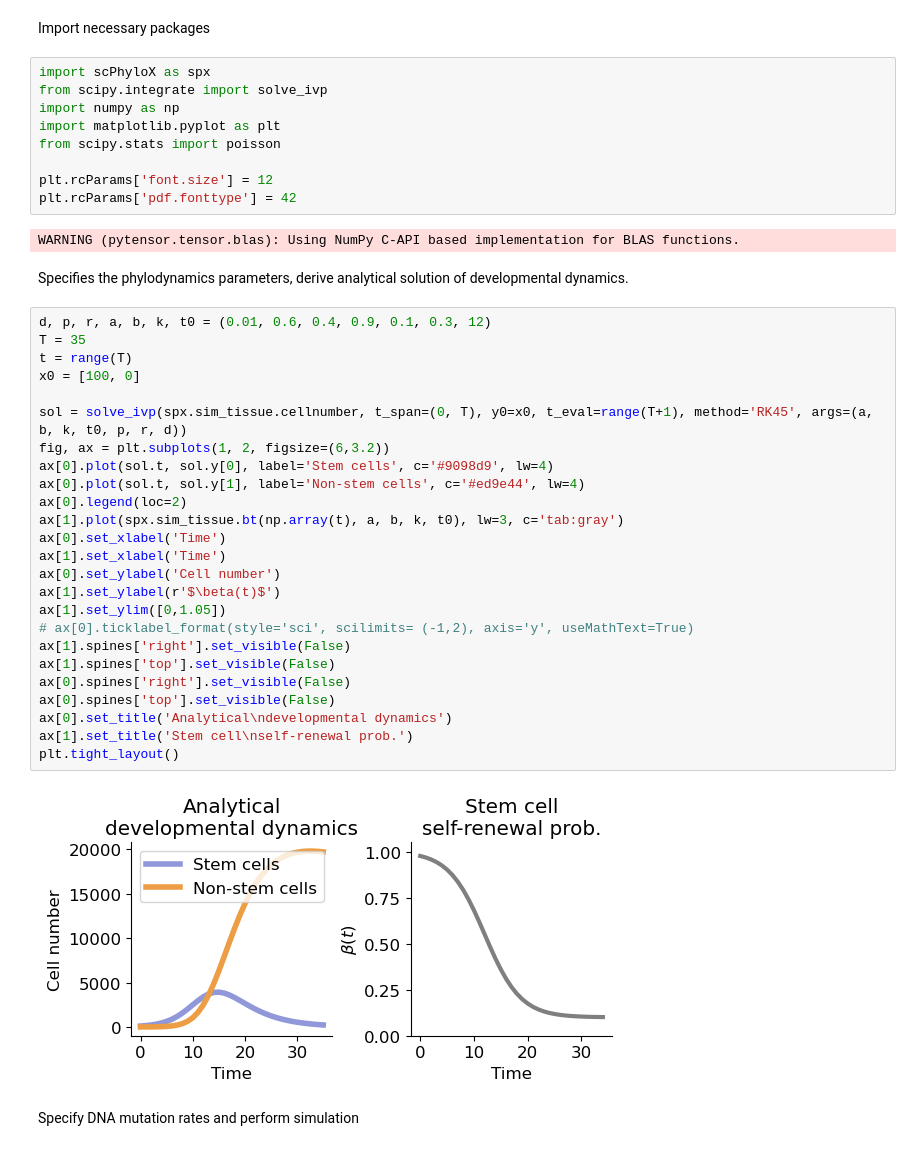
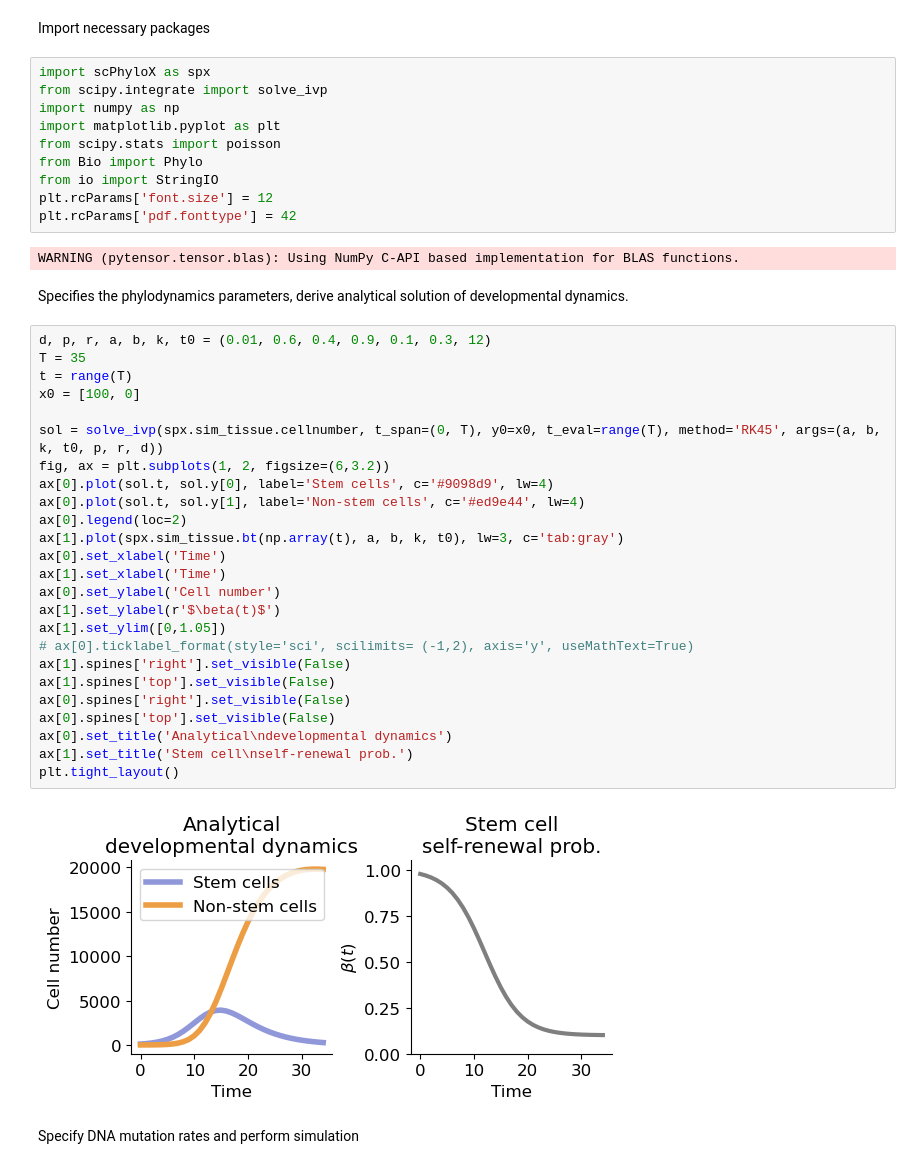
Before and after one commit to kunwang34/scPhyloX, a Jupyter notebook: source/notebooks/Simulation.ipynb, the cells around one changed output. Cells and saved outputs as stored; diff of their text form.

```diff
--- a/source/notebooks/Simulation.ipynb
+++ b/source/notebooks/Simulation.ipynb
@@ -10,7 +10,8 @@ from scipy.integrate import solve_ivp
 import numpy as np
 import matplotlib.pyplot as plt
 from scipy.stats import poisson
-
+from Bio import Phylo
+from io import StringIO
 plt.rcParams['font.size'] = 12
 plt.rcParams['pdf.fonttype'] = 42
 # %% [output]
@@ -20,30 +21,30 @@ Specifies the phylodynamics parameters, derive analytical solution of developmen
 # %%
 d, p, r, a, b, k, t0 = (0.01, 0.6, 0.4, 0.9, 0.1, 0.3, 12)
 T = 35
 t = range(T)
 x0 = [100, 0]
 
-sol = solve_ivp(spx.sim_tissue.cellnumber, t_span=(0, T), y0=x0, t_eval=range(T+1), method='RK45', args=(a, b, k, t0, p, r, d))
+sol = solve_ivp(spx.sim_tissue.cellnumber, t_span=(0, T), y0=x0, t_eval=range(T), method='RK45', args=(a, b, k, t0, p, r, d))
 fig, ax = plt.subplots(1, 2, figsize=(6,3.2))
 ax[0].plot(sol.t, sol.y[0], label='Stem cells', c='#9098d9', lw=4)
 ax[0].plot(sol.t, sol.y[1], label='Non-stem cells', c='#ed9e44', lw=4)
 ax[0].legend(loc=2)
 ax[1].plot(spx.sim_tissue.bt(np.array(t), a, b, k, t0), lw=3, c='tab:gray')
 ax[0].set_xlabel('Time')
 ax[1].set_xlabel('Time')
 ax[0].set_ylabel('Cell number')
 ax[1].set_ylabel(r'$\beta(t)$')
 ax[1].set_ylim([0,1.05])
 # ax[0].ticklabel_format(style='sci', scilimits= (-1,2), axis='y', useMathText=True)
 ax[1].spines['right'].set_visible(False)
 ax[1].spines['top'].set_visible(False)
 ax[0].spines['right'].set_visible(False)
 ax[0].spines['top'].set_visible(False)
 ax[0].set_title('Analytical\ndevelopmental dynamics')
 ax[1].set_title('Stem cell\nself-renewal prob.')
 plt.tight_layout()
 # %% [output]
-[figure, old version]
+[figure, new version]
 # %% [markdown]
 Specify DNA mutation rates and perform simulation
 # %%
```
Also changed, not shown: parts of 12 cells of this notebook, 9 other files.
